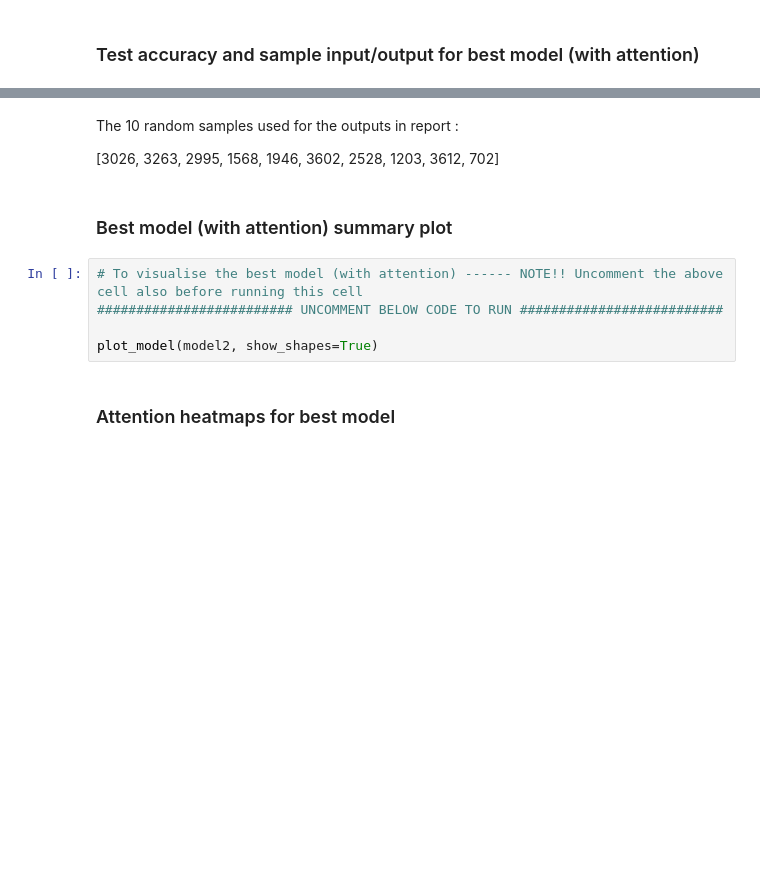
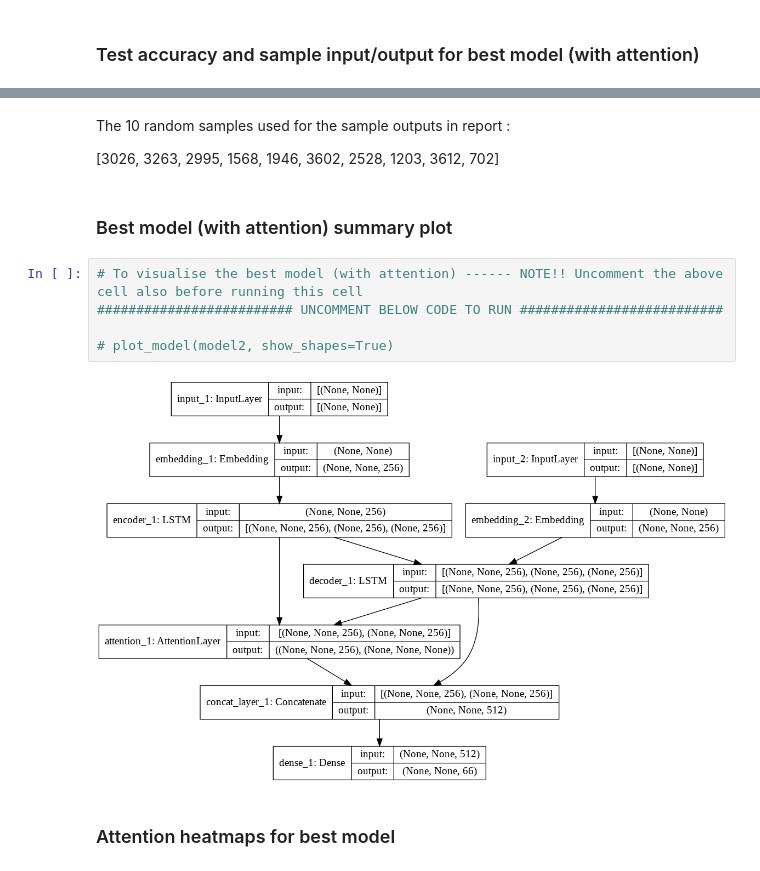
Before and after one commit to abisubramanya27/CS6910_Assignment3, a Jupyter notebook: src/Assignment3.ipynb, the cells around one changed output, grey strips where cells are left out. Saved outputs shown, nothing was run; the diff lists cells and outputs as text; blank space fills up the shorter version.

```diff
--- a/src/Assignment3.ipynb
+++ b/src/Assignment3.ipynb
@@ -1287,5 +1326,5 @@ print_samples(test_inp, test2_true_out, test2_pred_out, test2_pred_scores, rando
 # %% [markdown]
-The 10 random samples used for the outputs in report :
+The 10 random samples used for the sample outputs in report :
 
 [3026, 3263, 2995, 1568, 1946, 3602, 2528, 1203, 3612, 702]
 # %% [markdown]
@@ -1293,8 +1332,10 @@ The 10 random samples used for the outputs in report :
 # %%
 # To visualise the best model (with attention) ------ NOTE!! Uncomment the above cell also before running this cell
 ######################### UNCOMMENT BELOW CODE TO RUN ##########################
 
-plot_model(model2, show_shapes=True)
+# plot_model(model2, show_shapes=True)
+# %% [output]
+[figure, added]
 # %% [markdown]
 ### Attention heatmaps for best model
 # %%
```
Also changed, not shown: parts of 15 cells of this notebook.
